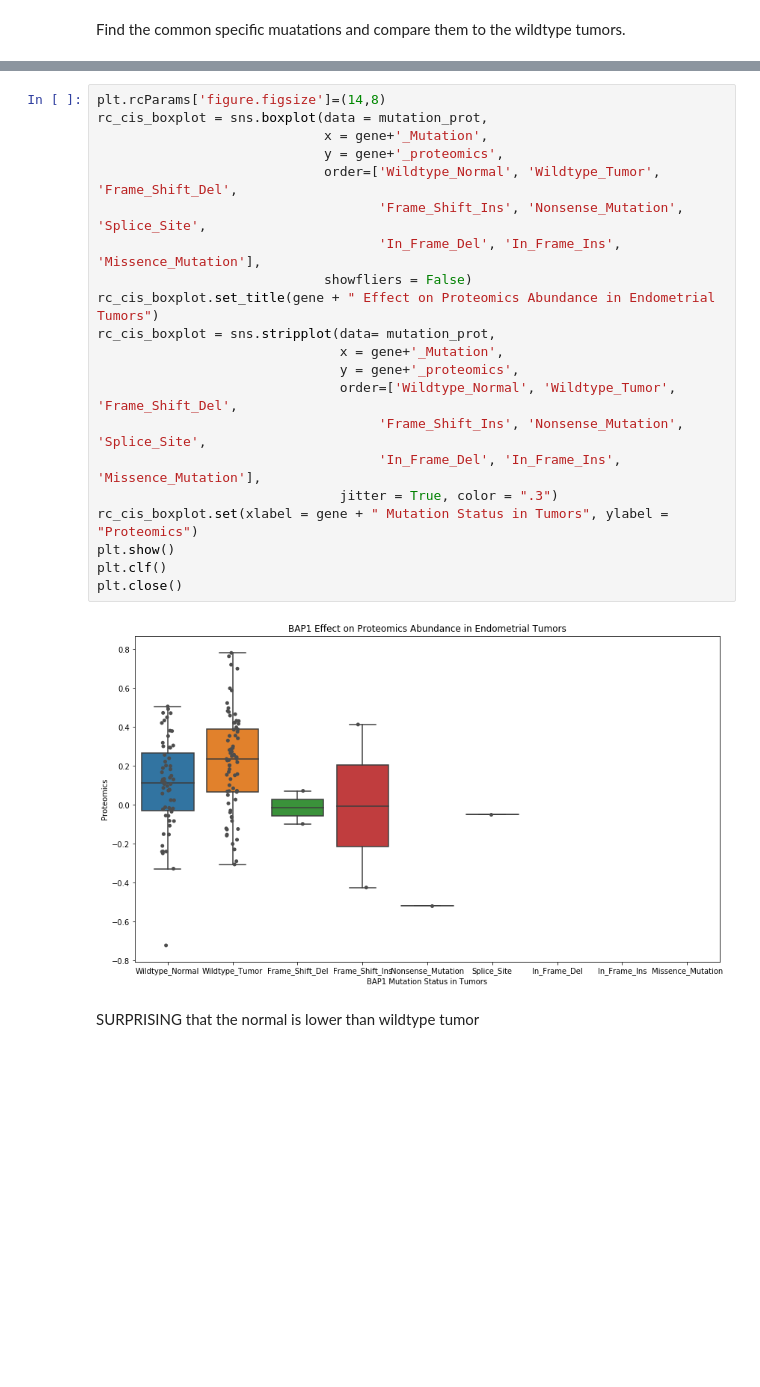
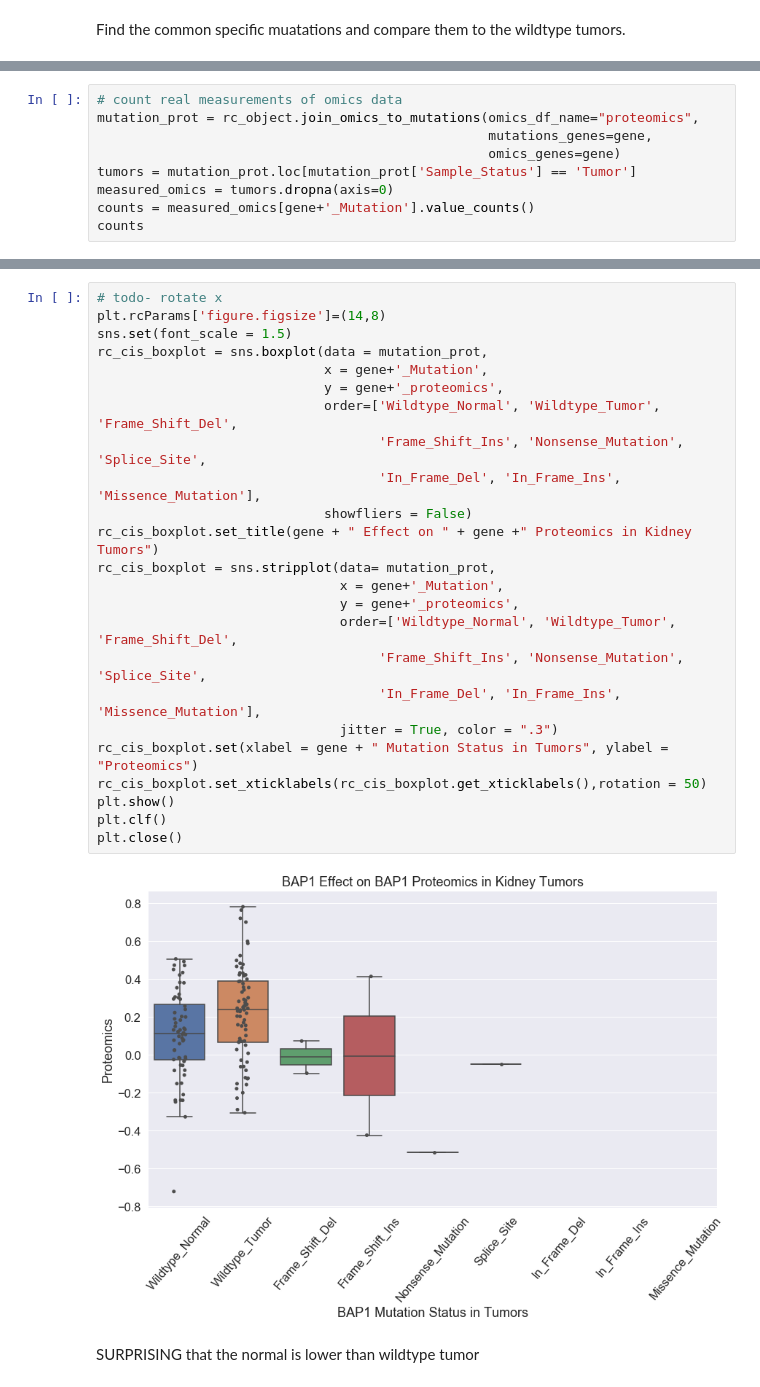
Before and after one commit to PayneLab/WhenMutationsMatter, a Jupyter notebook: Protein Notebooks/Kidney/BAP1/BAP1_cis_proteomics.ipynb, the cells around one changed output, grey strips where cells are left out. Saved outputs shown, nothing was run; the diff lists cells and outputs as text; blank space fills up the shorter version.

```diff
--- a/Protein Notebooks/Kidney/BAP1/BAP1_cis_proteomics.ipynb
+++ b/Protein Notebooks/Kidney/BAP1/BAP1_cis_proteomics.ipynb
@@ -131,0 +123,9 @@ mutation_prot = rc_object.join_omics_to_mutations(omics_df_name="proteomics", mu
+# %%
+# count real measurements of omics data
+mutation_prot = rc_object.join_omics_to_mutations(omics_df_name="proteomics",
+                                                  mutations_genes=gene,
+                                                  omics_genes=gene)
+tumors = mutation_prot.loc[mutation_prot['Sample_Status'] == 'Tumor']
+measured_omics = tumors.dropna(axis=0)
+counts = measured_omics[gene+'_Mutation'].value_counts()
+counts
@@ -132,25 +205,28 @@ mutation_prot = rc_object.join_omics_to_mutations(omics_df_name="proteomics", mu
 # %%
+# todo- rotate x
 plt.rcParams['figure.figsize']=(14,8)
+sns.set(font_scale = 1.5)
 rc_cis_boxplot = sns.boxplot(data = mutation_prot,
                              x = gene+'_Mutation',
                              y = gene+'_proteomics',
                              order=['Wildtype_Normal', 'Wildtype_Tumor', 'Frame_Shift_Del',
                                     'Frame_Shift_Ins', 'Nonsense_Mutation', 'Splice_Site',
                                     'In_Frame_Del', 'In_Frame_Ins', 'Missence_Mutation'],
                              showfliers = False)
-rc_cis_boxplot.set_title(gene + " Effect on Proteomics Abundance in Endometrial Tumors")
+rc_cis_boxplot.set_title(gene + " Effect on " + gene +" Proteomics in Kidney Tumors")
 rc_cis_boxplot = sns.stripplot(data= mutation_prot,
                                x = gene+'_Mutation',
                                y = gene+'_proteomics',
                                order=['Wildtype_Normal', 'Wildtype_Tumor', 'Frame_Shift_Del',
                                     'Frame_Shift_Ins', 'Nonsense_Mutation', 'Splice_Site',
                                     'In_Frame_Del', 'In_Frame_Ins', 'Missence_Mutation'],
                                jitter = True, color = ".3")
 rc_cis_boxplot.set(xlabel = gene + " Mutation Status in Tumors", ylabel = "Proteomics")
+rc_cis_boxplot.set_xticklabels(rc_cis_boxplot.get_xticklabels(),rotation = 50)
 plt.show()
 plt.clf()
 plt.close()
 # %% [output]
-[figure, old version]
+[figure, new version]
 # %% [markdown]
 SURPRISING  that the normal is lower than wildtype tumor
```
Also changed, not shown: parts of 21 cells of this notebook, 4 other files.
